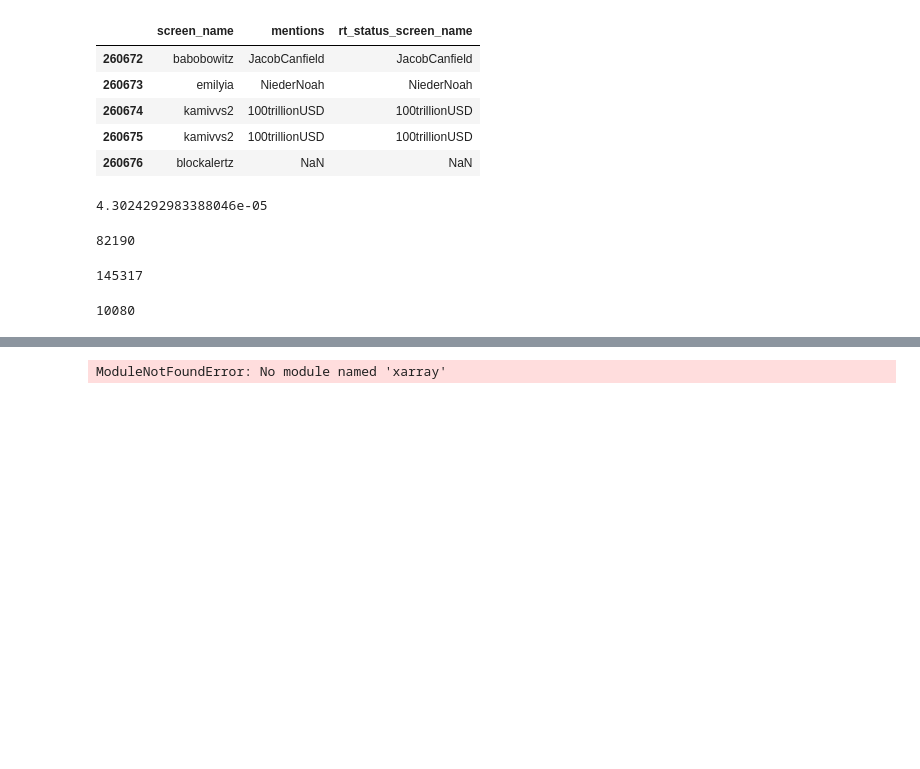
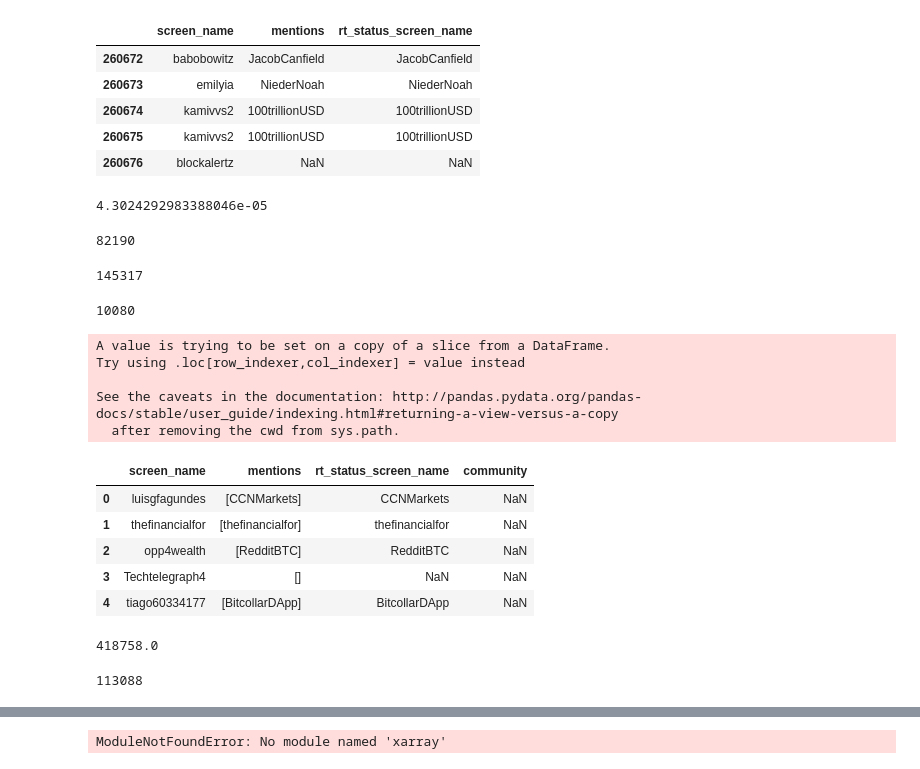
Before and after one commit to willwillis/Crypto-Sentiment-Clusters, a Jupyter notebook: notebooks/will/networkx/networkx_test.ipynb, the cells around one changed output, grey strips where cells are left out. Drawn from its saved outputs; the diff is of its cells as text; code cells hidden in the pictures; blank space fills up the shorter version.

```diff
--- a/notebooks/will/networkx/networkx_test.ipynb
+++ b/notebooks/will/networkx/networkx_test.ipynb
@@ -143,7 +144,28 @@ values = [parts.get(node) for node in twit_graph.nodes()]
 # %%
 node_list = list(twit_graph.nodes())
 community_dict = { n:c for n,c in zip(node_list,values)}
 nx.set_node_attributes(twit_graph, community_dict, 'community')
+df_network["community"] = df["screen_name"].map(community_dict)
+
+df_network.head()
+# %% [output]
+A value is trying to be set on a copy of a slice from a DataFrame.
+Try using .loc[row_indexer,col_indexer] = value instead
+
+See the caveats in the documentation: http://pandas.pydata.org/pandas-docs/stable/user_guide/indexing.html#returning-a-view-versus-a-copy
+  after removing the cwd from sys.path.
+|  | screen_name | mentions | rt_status_screen_name | community |
+| 0 | luisgfagundes | [CCNMarkets] | CCNMarkets | NaN |
+| 1 | thefinancialfor | [thefinancialfor] | thefinancialfor | NaN |
+| 2 | opp4wealth | [RedditBTC] | RedditBTC | NaN |
+| 3 | Techtelegraph4 | [] | NaN | NaN |
+| 4 | tiago60334177 | [BitcollarDApp] | BitcollarDApp | NaN |
+# %%
+display(df_network['community'].sum(),
+df_network['community'].isna().sum())
+# %% [output]
+418758.0
+113088
 # %%
 from bokeh.io import show, save, output_file
 from bokeh.models import Plot, Range1d, MultiLine, Circle, HoverTool, BoxZoomTool, ResetTool
```
Also changed, not shown: parts of 2 cells of this notebook, 2 other files.
